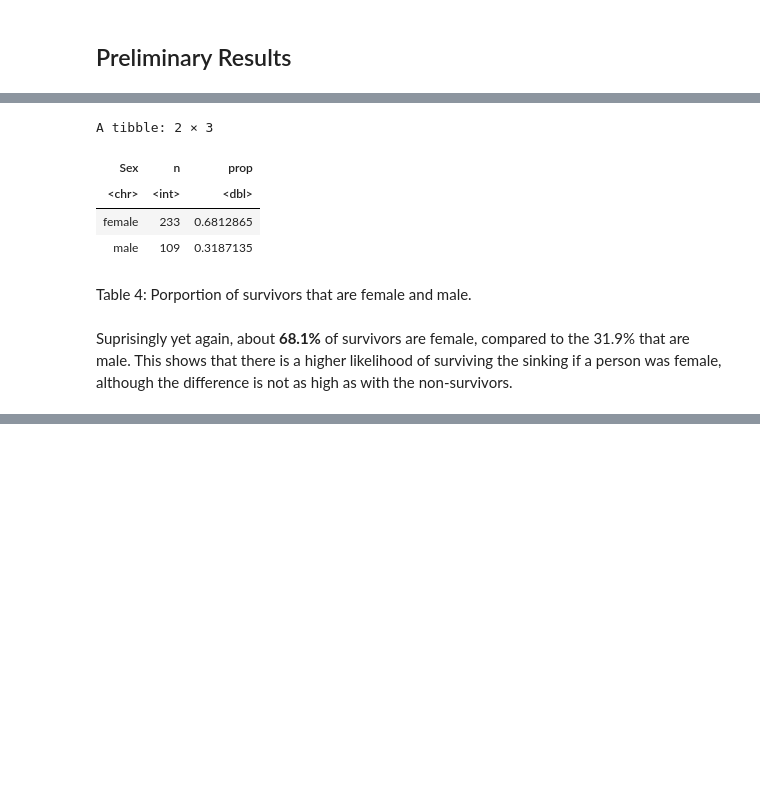
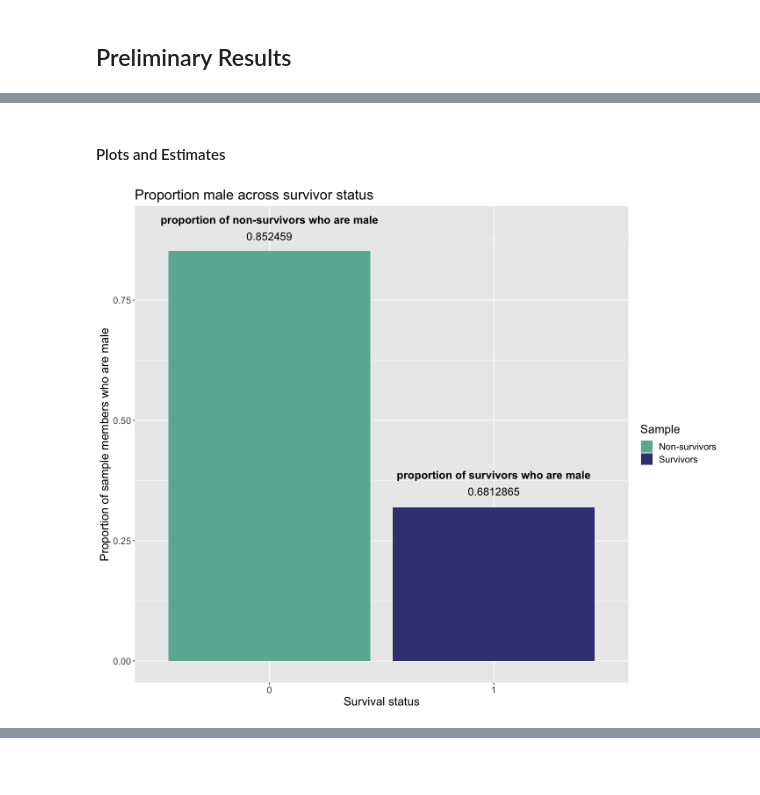
Before and after one commit to pgbenng/stat-201-2022w2-group-30, a Jupyter notebook: proposal.ipynb, the cells around one changed output, grey strips where cells are left out. Drawn from its saved outputs; the diff is of its cells as text; code cells hidden in the pictures; blank space fills up the shorter version.

Commit message:
plots and edits

```diff
--- a/proposal.ipynb
+++ b/proposal.ipynb
@@ -72,0 +39,4 @@ A tibble: 6 × 12
+# %%
+#read in the data
+titanic_df <- read_csv("https://raw.githubusercontent.com/pgbenng/stat-201-2022w2-group-30/main/train.csv", show_col_types= FALSE)
+head(titanic_df)
@@ -146,17 +55,37 @@ We then find the proportion of survivors that are male and female in our trainin
-# %%
-#Calculate porportion of survivors that are male and female
-survivors_gender <- training_data_survived_yes %>%
-    group_by(Sex) %>%
-    summarise(n = n(),
-             prop = n / nrow(training_data_survived_yes))
-survivors_gender
-# %% [output]
-A tibble: 2 × 3
-| Sex | n | prop |
-| <chr> | <int> | <dbl> |
-| female | 233 | 0.6812865 |
-| male | 109 | 0.3187135 |
-# %% [markdown]
-Table 4: Porportion of survivors that are female and male.
-# %% [markdown]
-Suprisingly yet again, about **68.1%** of survivors are female, compared to the 31.9% that are male. This shows that there is a higher likelihood of surviving the sinking if a person was female, although the difference is not as high as with the non-survivors.
+# %%
+# Rename columns to be lowercase
+names(titanic_df) <- tolower(names(titanic_df))
+
+# Select the columns that will be used
+titanic_df <- titanic_df |>
+    select("sex", "fare", "survived") |>
+    mutate(survived = as.factor(survived))
+# %% [markdown]
+<h4>Plots and Estimates</h4>
+# %%
+options(repr.plot.width = 12, repr.plot.height = 10)
+
+#Calculate porportion of non-survivors that are male and female
+prop_no_surv_male <- titanic_df %>%
+    filter(survived == 0) |>
+    summarize(n = sum(sex == "male") / n()) |>
+    pull()
+
+prop_surv_male <- titanic_df %>%
+    filter(survived == 1) |>
+    summarize(n = sum(sex == "female") / n()) |>
+    pull()
+
+titanic_df |>
+    select(survived, sex) |>
+    group_by(survived) |>
+    summarize(prop_male = sum(sex == "male") / n()) |>
+        ggplot(aes(x = survived, y = prop_male, fill = survived)) +
+        geom_bar(stat = "identity") +
+        annotate("text", 1, 0.9, label = paste('atop(bold("proportion of non-survivors who are male")', ',', prop_no_surv_male, ')'), size = 15/.pt, parse=TRUE) +
+        annotate("text", 2, 0.37, label = paste('atop(bold("proportion of survivors who are male")', ',', prop_surv_male, ')'), size = 15/.pt, parse=TRUE) +
+        scale_fill_manual(values=c("#69b3a2", "#404080"), labels=c("Non-survivors", "Survivors")) +
+        labs(x = "Survival status", fill = "Sample", y = "Proportion of sample members who are male", title = "Proportion male across survivor status") +
+        theme(text = element_text(size=16))
+# %% [output]
+[figure, added]
```
Also changed, not shown: parts of 30 cells of this notebook, 2 other files.
